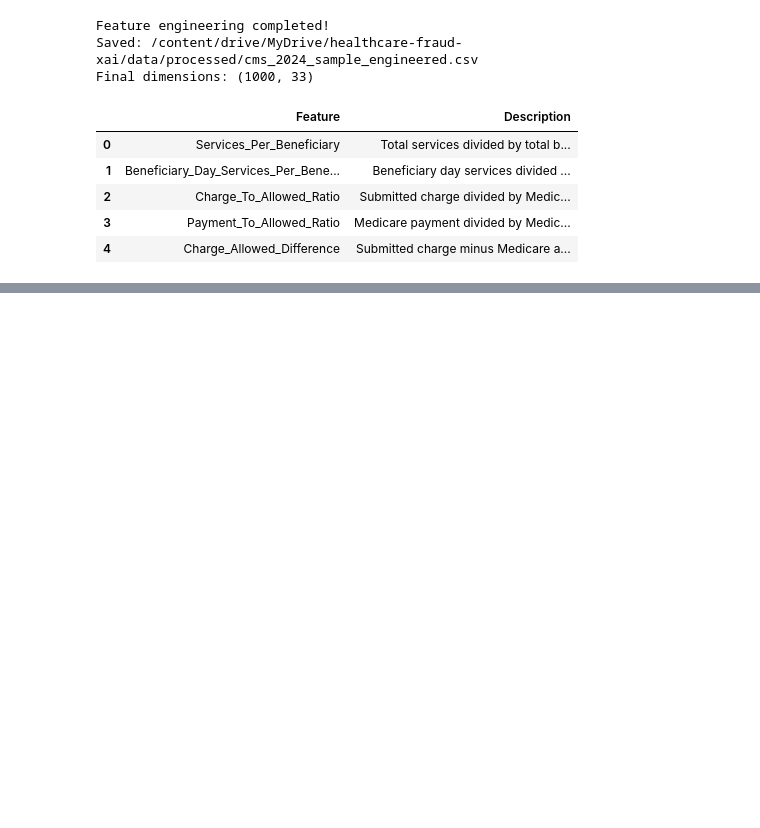
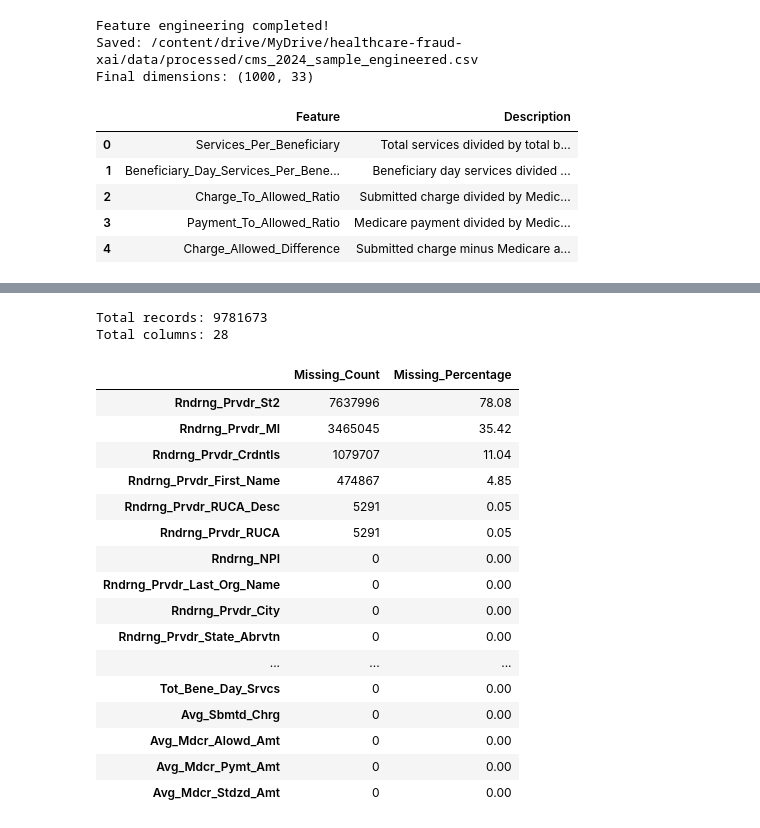
Before and after one commit to rohithrajulapati/healthcare-fraud-xai, a Jupyter notebook: 01_data_acquisition.ipynb, the cells around one changed output, grey strips where cells are left out. Cells and saved outputs as stored; diff of their text form; code cells hidden in the pictures; blank space fills up the shorter version.

```diff
--- a/01_data_acquisition.ipynb
+++ b/01_data_acquisition.ipynb
@@ -1698,0 +2442,64 @@ display(feature_report)
+# %%
+total_rows = 0
+chunk_size = 100000
+
+for chunk in pd.read_csv(
+    CSV_FILE,
+    chunksize=chunk_size,
+    low_memory=False
+):
+    total_rows += len(chunk)
+
+print("Total records:", total_rows)
+print("Total columns:", len(cms_columns_df.columns))
+# %% [output]
+Total records: 9781673
+Total columns: 28
+# %%
+missing_counts = pd.Series(
+    0,
+    index=cms_columns_df.columns,
+    dtype="int64"
+)
+
+for chunk in pd.read_csv(
+    CSV_FILE,
+    chunksize=chunk_size,
+    low_memory=False
+):
+    missing_counts = missing_counts.add(
+        chunk.isna().sum(),
+        fill_value=0
+    )
+
+missing_report = pd.DataFrame({
+    "Missing_Count": missing_counts.astype(int),
+    "Missing_Percentage": (
+        missing_counts / total_rows * 100
+    ).round(2)
+})
+
+display(
+    missing_report.sort_values(
+        "Missing_Percentage",
+        ascending=False
+    )
+)
+# %% [output]
+|  | Missing_Count | Missing_Percentage |
+| Rndrng_Prvdr_St2 | 7637996 | 78.08 |
+| Rndrng_Prvdr_MI | 3465045 | 35.42 |
+| Rndrng_Prvdr_Crdntls | 1079707 | 11.04 |
+| Rndrng_Prvdr_First_Name | 474867 | 4.85 |
+| Rndrng_Prvdr_RUCA_Desc | 5291 | 0.05 |
+| Rndrng_Prvdr_RUCA | 5291 | 0.05 |
+| Rndrng_NPI | 0 | 0.00 |
+| Rndrng_Prvdr_Last_Org_Name | 0 | 0.00 |
+| Rndrng_Prvdr_City | 0 | 0.00 |
+| Rndrng_Prvdr_State_Abrvtn | 0 | 0.00 |
+| ... | ... | ... |
+| Tot_Bene_Day_Srvcs | 0 | 0.00 |
+| Avg_Sbmtd_Chrg | 0 | 0.00 |
+| Avg_Mdcr_Alowd_Amt | 0 | 0.00 |
+| Avg_Mdcr_Pymt_Amt | 0 | 0.00 |
+| Avg_Mdcr_Stdzd_Amt | 0 | 0.00 |
```
Also changed, not shown: parts of 44 cells of this notebook.
